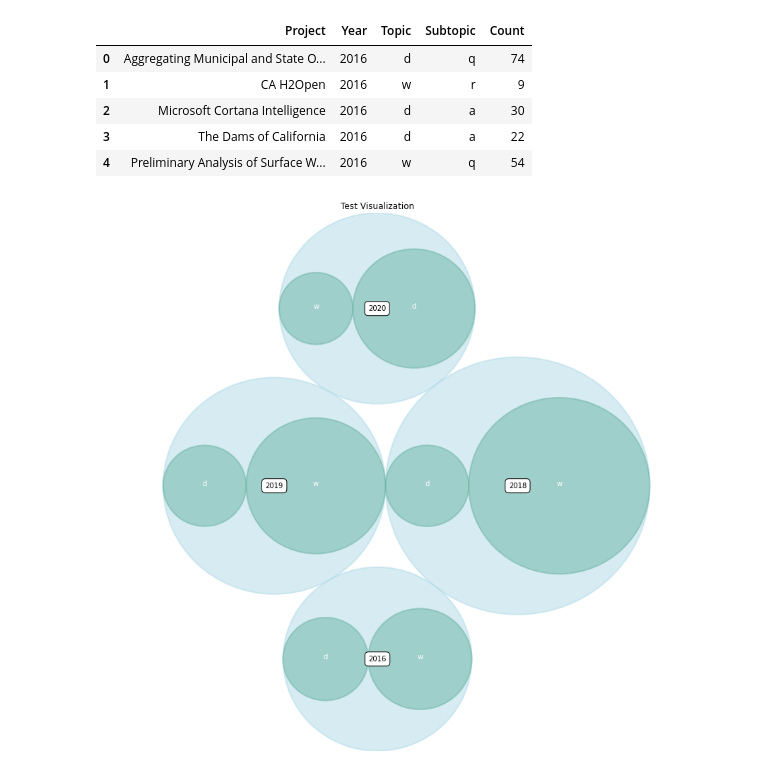
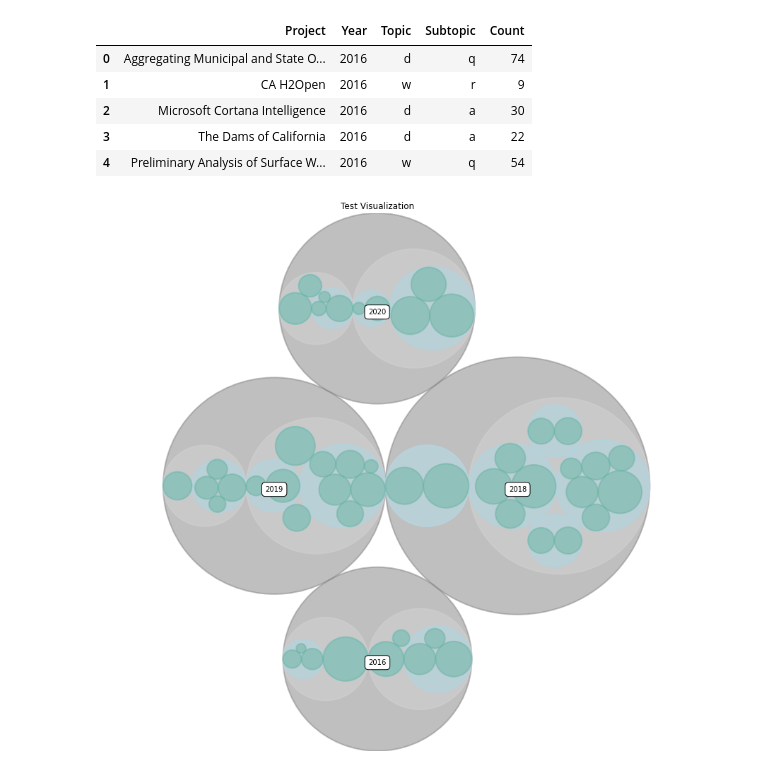
Before and after one commit to brianwsyang/WestBigDataInnovationHub, a Jupyter notebook: pythonViz/pyViz.ipynb, the cells around one changed output. Cells and saved outputs as stored; diff of their text form; code cells hidden in the pictures.

```diff
--- a/pythonViz/pyViz.ipynb
+++ b/pythonViz/pyViz.ipynb
@@ -210,38 +210,46 @@ ax.axis('off')
 lim = max(
     max( abs(circle.x) + circle.r, abs(circle.y) + circle.r )
     for circle in circles
 )
 
 plt.xlim(-lim, lim)
 plt.ylim(-lim, lim)
 
 for circle in circles:
     if circle.level != 2:
       continue
     x, y, r = circle
-    ax.add_patch( plt.Circle((x, y), r, alpha=0.5, linewidth=2, color="lightblue"))
+    ax.add_patch( plt.Circle((x, y), r, alpha=0.5, linewidth=2, color="grey"))
 
 for circle in circles:
     if circle.level != 3:
       continue
     x, y, r = circle
-    label = circle.ex["id"]
-    ax.add_patch( plt.Circle((x, y), r, alpha=0.5, linewidth=2, color="#69b3a2"))
-    plt.annotate(label, (x,y ), ha='center', color="white")
+    # label = circle.ex["id"]
+    ax.add_patch( plt.Circle((x, y), r, alpha=0.5, linewidth=2, color="lightgrey"))
+    # plt.annotate(label, (x,y ), ha='center', color="white")
 
 for circle in circles:
     if circle.level != 4:
       continue
     x, y, r = circle
-    label = circle.ex["id"]
+    # label = circle.ex["id"]
+    ax.add_patch( plt.Circle((x, y), r, alpha=0.5, linewidth=2, color="lightblue"))
+    # plt.annotate(label, (x,y ), ha='center', color="white")
+
+for circle in circles:
+    if circle.level != 5:
+      continue
+    x, y, r = circle
+    # label = circle.ex["id"]
     ax.add_patch( plt.Circle((x, y), r, alpha=0.5, linewidth=2, color="#69b3a2"))
-    plt.annotate(label, (x,y ), ha='center', color="white")
+    # plt.annotate(label, (x,y ), ha='center', color="white")
 
 for circle in circles:
     if circle.level != 2:
       continue
     x, y, r = circle
     label = circle.ex["id"]
-    plt.annotate(label, (x,y ) ,va='center', ha='center', bbox=dict(facecolor='white', edgecolor='black', boxstyle='round', pad=.5))
+    plt.annotate(label, (x,y ) ,va='top', ha='center', bbox=dict(facecolor='white', edgecolor='black', boxstyle='round', pad=.5))
 # %% [output]
-[figure, old version]
+[figure, new version]
```
